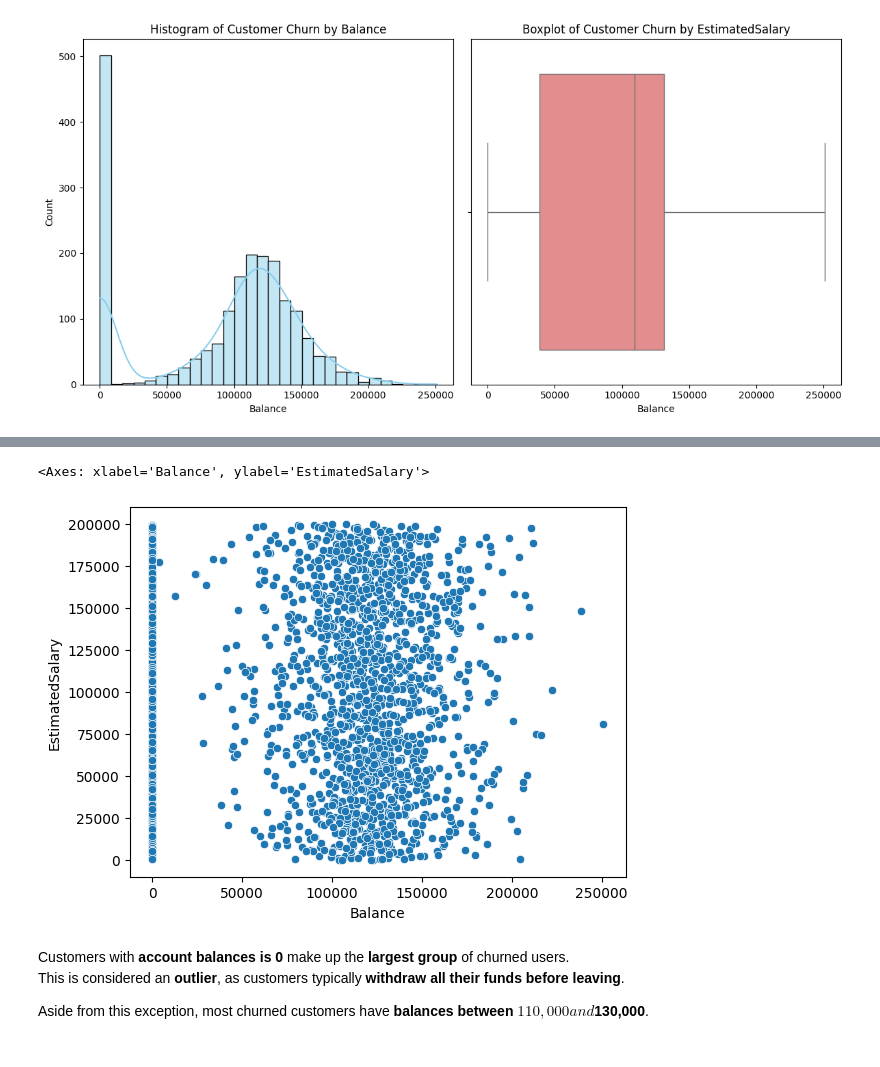
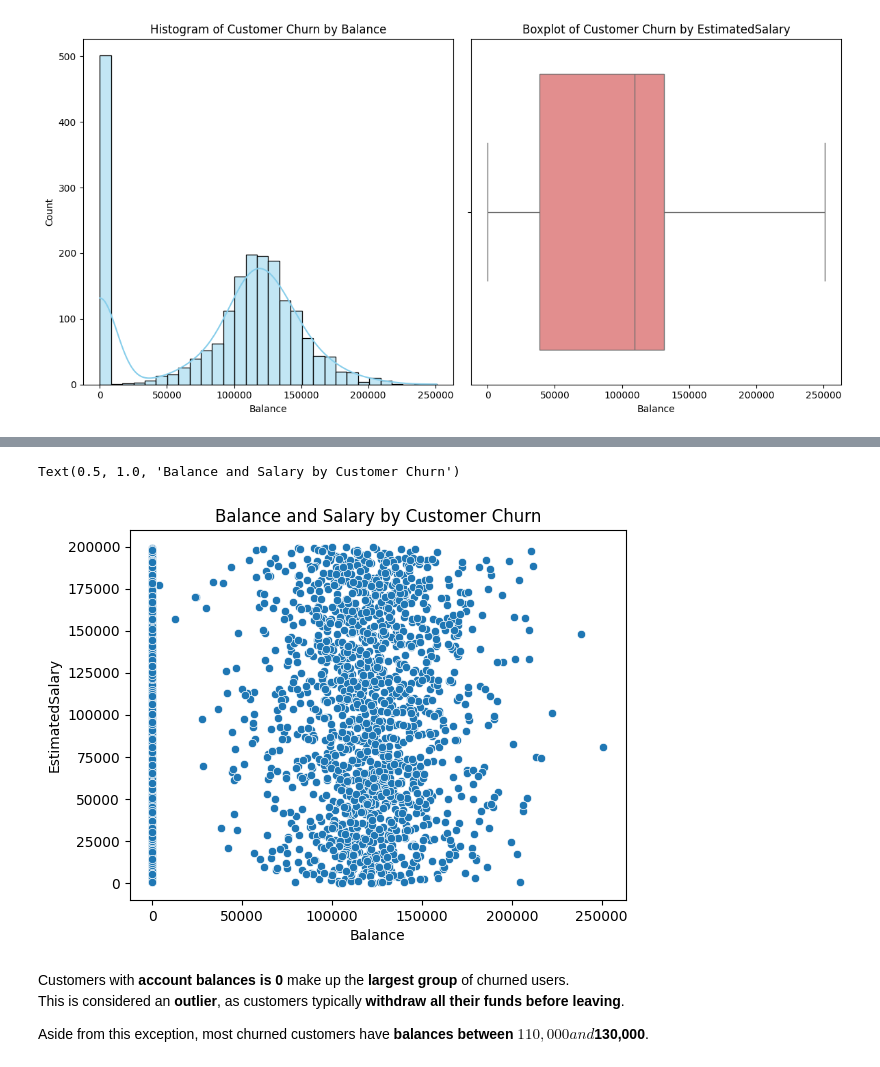
Before and after one commit to tunhivo/Customer-churn-in-Bank, a Jupyter notebook: Customer churn in bank.ipynb, the cells around one changed output, grey strips where cells are left out. Cells and saved outputs as stored; diff of their text form; code cells hidden in the pictures.

```diff
--- a/Customer churn in bank.ipynb
+++ b/Customer churn in bank.ipynb
@@ -386,12 +392,13 @@ sns.scatterplot(data = df_customer_churn
 # %%
 
 sns.scatterplot(data = df_customer_churn
                 , x = 'Balance'
                 , y = 'EstimatedSalary'
                 ,palette = 'Set2')
+plt.title("Balance and Salary by Customer Churn")
 # %% [output]
-<Axes: xlabel='Balance', ylabel='EstimatedSalary'>
+Text(0.5, 1.0, 'Balance and Salary by Customer Churn')
-[figure, old version]
+[figure, new version]
 # %% [markdown]
 Customers with **account balances is 0** make up the **largest group** of churned users.
 This is considered an **outlier**, as customers typically **withdraw all their funds before leaving**.
```
Also changed, not shown: parts of 3 cells of this notebook.
